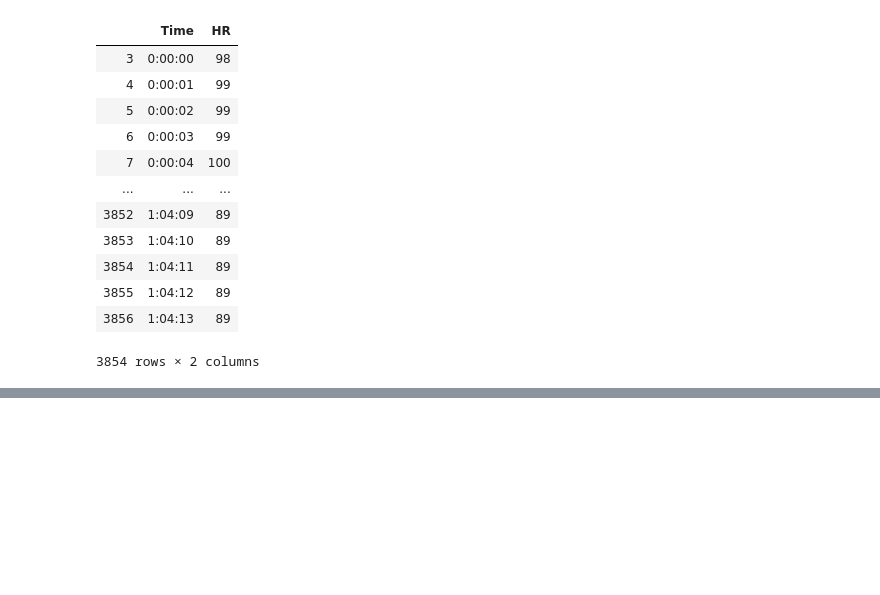
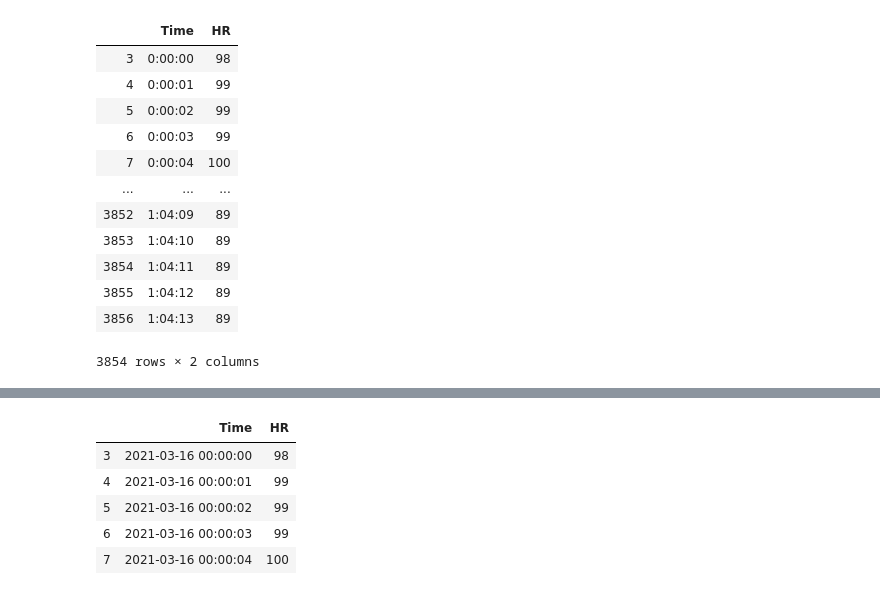
Before and after one commit to ioana-loop/DINA, a Jupyter notebook: DINA HR Analysis 1.ipynb, the cells around one changed output, grey strips where cells are left out. Cells and saved outputs as stored; diff of their text form; code cells hidden in the pictures; blank space fills up the shorter version.

```diff
--- a/DINA HR Analysis 1.ipynb
+++ b/DINA HR Analysis 1.ipynb
@@ -183,0 +215,9 @@ AttributeError: Can only use .dt accessor with datetimelike values
+# %%
+df4.head()
+# %% [output]
+|  | Time | HR |
+| 3 | 2021-03-16 00:00:00 | 98 |
+| 4 | 2021-03-16 00:00:01 | 99 |
+| 5 | 2021-03-16 00:00:02 | 99 |
+| 6 | 2021-03-16 00:00:03 | 99 |
+| 7 | 2021-03-16 00:00:04 | 100 |
```
Also changed, not shown: parts of 22 cells of this notebook.
